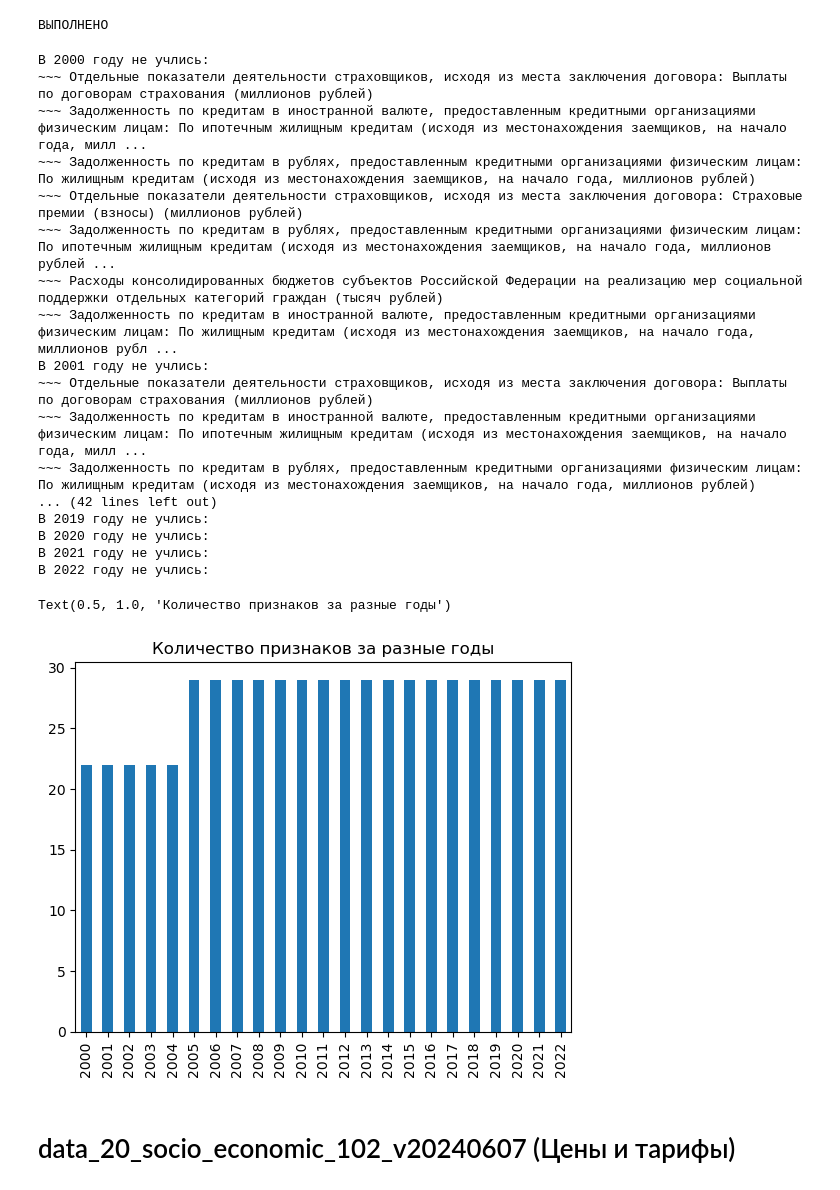
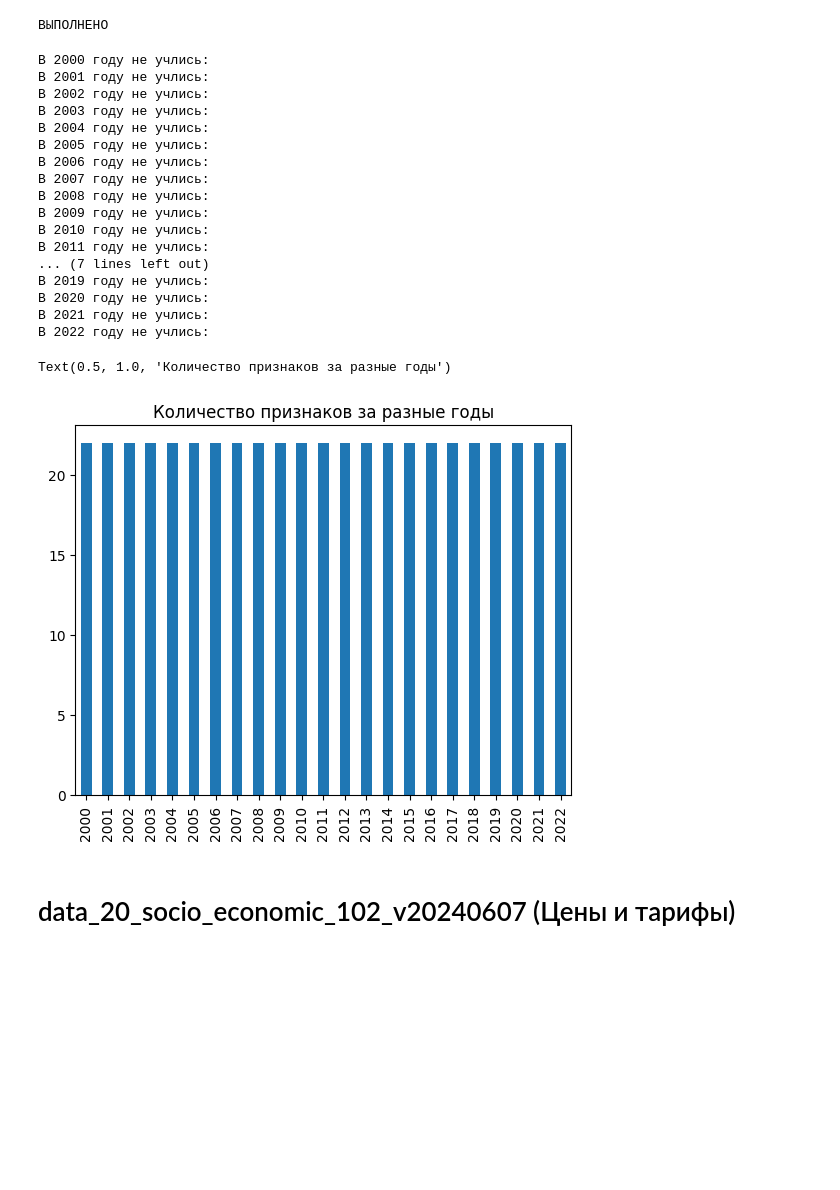
Before and after one commit to KoRoJIeBu4/CBPW, a Jupyter notebook: CBPW_sandbox.ipynb, the cells around one changed output. Saved outputs shown, nothing was run; the diff lists cells and outputs as text; code cells hidden in the pictures; blank space fills up the shorter version.

```diff
--- a/CBPW_sandbox.ipynb
+++ b/CBPW_sandbox.ipynb
@@ -501,7 +510,13 @@ total = set()
 for key in Культура_отдых_и_туризм.keys():
     total.update(set(Культура_отдых_и_туризм[key].columns))
 
+intersection = total
 for key in Культура_отдых_и_туризм.keys():
+    intersection = intersection.intersection(set(Культура_отдых_и_туризм[key].columns))
+
+
+for key in Культура_отдых_и_туризм.keys():
+    Культура_отдых_и_туризм[key] = Культура_отдых_и_туризм[key][list(intersection)]
     print(f"В {key} году не учлись:")
     for feature in total.difference(set(Культура_отдых_и_туризм[key].columns)):
         print(f"~~~ {feature}")
@@ -1417,65 +1454,65 @@ for key in Финансы.keys():
     for feature_name in sorted(current_df['feature_name'].unique()):
         new_df[feature_name] = pd.merge(left=new_df, right=current_df[current_df['feature_name'] == feature_name], on='object_name', how='right')['indicator_value']
 
     # проверка, что все регионы были включены
     assert(len(new_df) == 96)
     Финансы[key] = new_df
 
 
+########################
+# сразу выбираем только те признаки, которые есть для всех годов
+total = set()
+for key in Финансы.keys():
+    total.update(set(Финансы[key].columns))
+
+for key in range(2000, 2023):
+    total = total.intersection(set(Финансы[key].columns))
+total = np.array(list(total))
+
+for key in range(2000, 2023):
+    buff_df = pd.DataFrame()
+    buff_df['object_name'] = Финансы[key]['object_name']
+    buff_df['object_level'] = Финансы[key]['object_level']
+    buff_df['year'] = Финансы[key]['year']
+
+    for feature in sorted(total):
+        buff_df[feature] = Финансы[key][feature]
+
+    Финансы[key] = buff_df
 #########################
-# # сразу выбираем только те признаки, которые есть для всех годов
-# total = set()
-# for key in Финансы.keys():
-#     total.update(set(Финансы[key].columns))
-
-# for key in range(2000, 2023):
-#     total = total.intersection(set(Финансы[key].columns))
-# total = np.array(list(total))
-
-# for key in range(2000, 2023):
-#     buff_df = pd.DataFrame()
-#     buff_df['object_name'] = Финансы[key]['object_name']
-#     buff_df['object_level'] = Финансы[key]['object_level']
-#     buff_df['year'] = Финансы[key]['year']
-
-#     for feature in sorted(total):
-#         buff_df[feature] = Финансы[key][feature]
-
-#     Финансы[key] = buff_df
-# #########################
 
 
 total = set()
 for key in Финансы.keys():
     total.update(set(Финансы[key].columns))
 
 for key in range(2000, 2023):
     print(f"В {key} году не учлись:")
     for feature in total.difference(set(Финансы[key].columns)):
         print(f"~~~ {feature}")
 
 pd.Series({year : len(Финансы[year].columns) - 3 for year in range(2000, 2023)}).plot(kind='bar')
 plt.title('Количество признаков за разные годы')
 # %% [output]
 В 2000 году не учлись:
-~~~ Отдельные показатели деятельности страховщиков, исходя из места заключения договора: Выплаты по договорам страхования (миллионов рублей)
-~~~ Задолженность по кредитам в иностранной валюте, предоставленным кредитными организациями физическим лицам: По ипотечным жилищным кредитам (исходя из местонахождения заемщиков, на начало года, милл ...
-~~~ Задолженность по кредитам в рублях, предоставленным кредитными организациями физическим лицам: По жилищным кредитам (исходя из местонахождения заемщиков, на начало года, миллионов рублей)
-~~~ Отдельные показатели деятельности страховщиков, исходя из места заключения договора: Страховые премии (взносы) (миллионов рублей)
-~~~ Задолженность по кредитам в рублях, предоставленным кредитными организациями физическим лицам: По ипотечным жилищным кредитам (исходя из местонахождения заемщиков, на начало года, миллионов рублей ...
-~~~ Расходы консолидированных бюджетов субъектов Российской Федерации на реализацию мер социальной поддержки отдельных категорий граждан (тысяч рублей)
-~~~ Задолженность по кредитам в иностранной валюте, предоставленным кредитными организациями физическим лицам: По жилищным кредитам (исходя из местонахождения заемщиков, на начало года, миллионов рубл ...
 В 2001 году не учлись:
-~~~ Отдельные показатели деятельности страховщиков, исходя из места заключения договора: Выплаты по договорам страхования (миллионов рублей)
-~~~ Задолженность по кредитам в иностранной валюте, предоставленным кредитными организациями физическим лицам: По ипотечным жилищным кредитам (исходя из местонахождения заемщиков, на начало года, милл ...
-~~~ Задолженность по кредитам в рублях, предоставленным кредитными организациями физическим лицам: По жилищным кредитам (исходя из местонахождения заемщиков, на начало года, миллионов рублей)
-... (42 lines left out)
+В 2002 году не учлись:
+В 2003 году не учлись:
+В 2004 году не учлись:
+В 2005 году не учлись:
+В 2006 году не учлись:
+В 2007 году не учлись:
+В 2008 году не учлись:
+В 2009 году не учлись:
+В 2010 году не учлись:
+В 2011 году не учлись:
+... (7 lines left out)
 В 2019 году не учлись:
 В 2020 году не учлись:
 В 2021 году не учлись:
 В 2022 году не учлись:
 Text(0.5, 1.0, 'Количество признаков за разные годы')
-[figure, old version]
+[figure, new version]
 # %% [markdown]
 # data_20_socio_economic_102_v20240607 (Цены и тарифы)
 # %%
```
Also changed, not shown: parts of 35 cells of this notebook.
